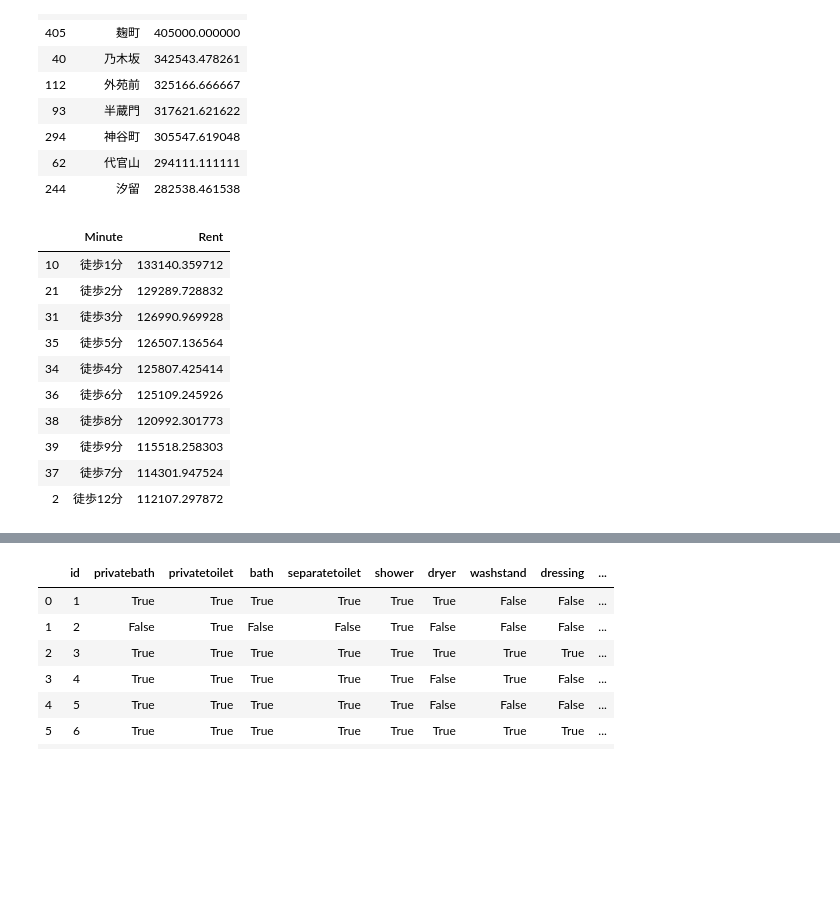
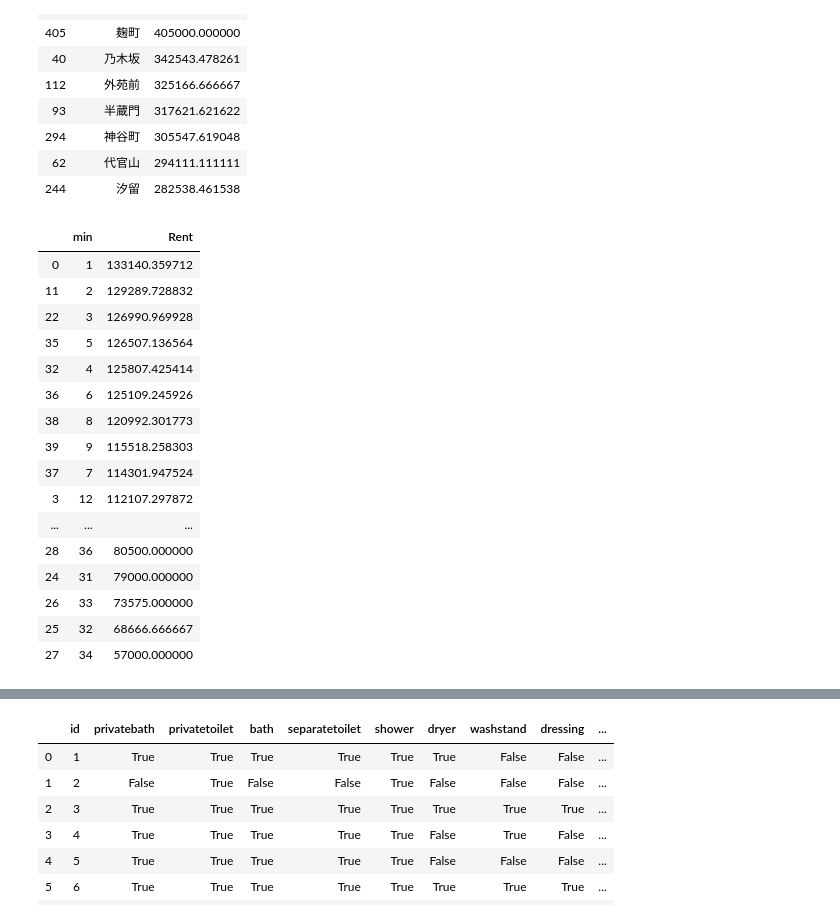
Before and after one commit to dt024/signatestudentcup2019, a Jupyter notebook: signate_houseprices.ipynb, the cells around one changed output, grey strips where cells are left out. Drawn from its saved outputs; the diff is of its cells as text; code cells hidden in the pictures; blank space fills up the shorter version.

Commit message:
update minute

```diff
--- a/signate_houseprices.ipynb
+++ b/signate_houseprices.ipynb
@@ -334,17 +336,23 @@ for dataset in train_test_data:
 # %%
-train[['Minute','Rent']].groupby(['Minute'],as_index=False).mean().sort_values(by="Rent",ascending=False).head(10)
+train[['min','Rent']].groupby(['min'],as_index=False).mean().sort_values(by="Rent",ascending=False)
 # %% [output]
-|  | Minute | Rent |
-| 10 | 徒歩1分 | 133140.359712 |
-| 21 | 徒歩2分 | 129289.728832 |
-| 31 | 徒歩3分 | 126990.969928 |
-| 35 | 徒歩5分 | 126507.136564 |
-| 34 | 徒歩4分 | 125807.425414 |
-| 36 | 徒歩6分 | 125109.245926 |
-| 38 | 徒歩8分 | 120992.301773 |
-| 39 | 徒歩9分 | 115518.258303 |
-| 37 | 徒歩7分 | 114301.947524 |
-| 2 | 徒歩12分 | 112107.297872 |
+|  | min | Rent |
+| 0 | 1 | 133140.359712 |
+| 11 | 2 | 129289.728832 |
+| 22 | 3 | 126990.969928 |
+| 35 | 5 | 126507.136564 |
+| 32 | 4 | 125807.425414 |
+| 36 | 6 | 125109.245926 |
+| 38 | 8 | 120992.301773 |
+| 39 | 9 | 115518.258303 |
+| 37 | 7 | 114301.947524 |
+| 3 | 12 | 112107.297872 |
+| ... | ... | ... |
+| 28 | 36 | 80500.000000 |
+| 24 | 31 | 79000.000000 |
+| 26 | 33 | 73575.000000 |
+| 25 | 32 | 68666.666667 |
+| 27 | 34 | 57000.000000 |
 # %%
 #Bath
 train['Bath'].value_counts()
```
Also changed, not shown: parts of 28 cells of this notebook.
